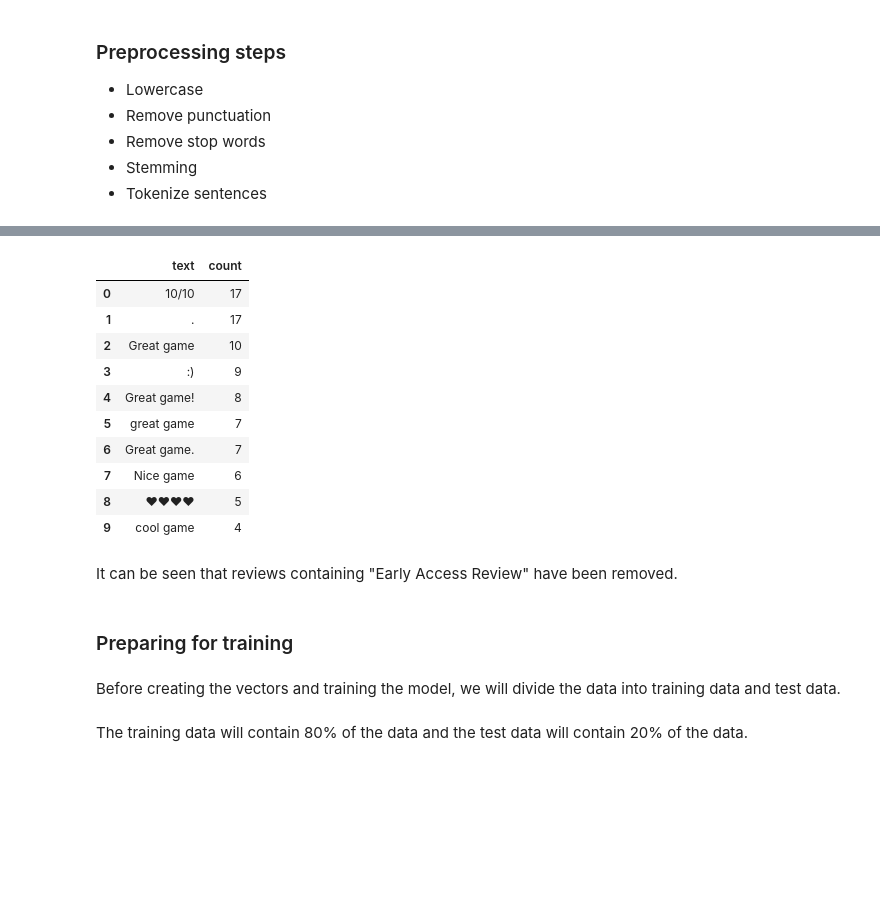
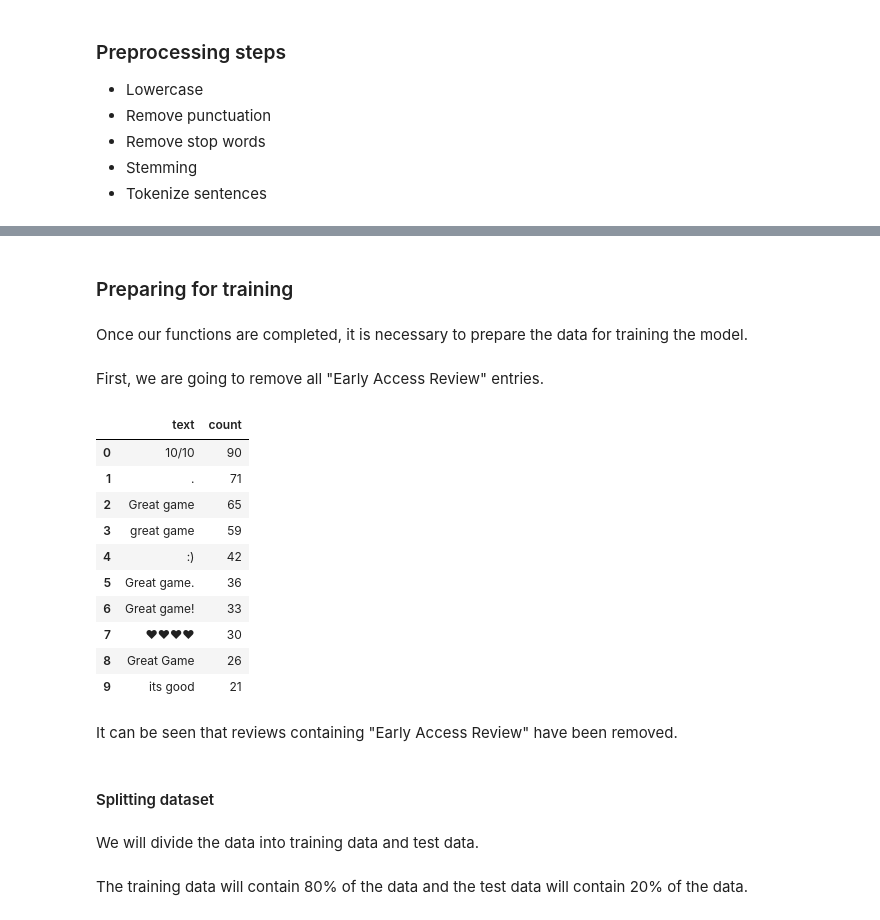
Before and after one commit to LuisFerTR/steam_reviews_classifier, a Jupyter notebook: steam-reviews-classifier.ipynb, the cells around one changed output, grey strips where cells are left out. Cells and saved outputs as stored; diff of their text form; code cells hidden in the pictures; blank space fills up the shorter version.

```diff
--- a/steam-reviews-classifier.ipynb
+++ b/steam-reviews-classifier.ipynb
@@ -70,7 +70,7 @@ games_count
 import numpy as np
 
 np.random.seed(2810)
-sample_size = 20000
+sample_size = 100000
 
 sample_id = np.random.randint(0, rows, sample_size)
 
@@ -329,31 +303,38 @@ Once the preprocessing function is ready, it is necessary to delete those review
+# %% [markdown]
+### Preparing for training
+# %% [markdown]
+Once our functions are completed, it is necessary to prepare the data for training the model.
+# %% [markdown]
+First, we are going to remove all "Early Access Review" entries.
 # %%
-sample_data = sample_data[sample_data['review_text'].str.contains('Early Access Review') == False]
+data = steam_reviews.copy()
+data = data.loc[sample_id, ['review_text', 'review_score']]
+data = data[data['review_text'].str.contains('Early Access Review') == False]
 # %%
-# Lowercase review text
-reviews_text = sample_data['review_text'].reset_index(name='text')
+reviews_text = data['review_text'].reset_index(name='text')
 
 # Count occurrences of review text
 tc = reviews_text['text'].value_counts().reset_index(name='count')
 tc.rename(columns={'index': 'text'}, inplace=True)
 tc.head(10)
 # %% [output]
 |  | text | count |
-| 0 | 10/10 | 17 |
-| 1 | . | 17 |
-| 2 | Great game | 10 |
-| 3 | :) | 9 |
-| 4 | Great game! | 8 |
-| 5 | great game | 7 |
-| 6 | Great game. | 7 |
-| 7 | Nice game | 6 |
-| 8 | ♥♥♥♥ | 5 |
-| 9 | cool game | 4 |
+| 0 | 10/10 | 90 |
+| 1 | . | 71 |
+| 2 | Great game | 65 |
+| 3 | great game | 59 |
+| 4 | :) | 42 |
+| 5 | Great game. | 36 |
+| 6 | Great game! | 33 |
+| 7 | ♥♥♥♥ | 30 |
+| 8 | Great Game | 26 |
+| 9 | its good | 21 |
 # %% [markdown]
 It can be seen that reviews containing "Early Access Review" have been removed.
-# %% [markdown]
-### Preparing for training
+# %% [markdown]
+#### Splitting dataset
 # %% [markdown]
-Before creating the vectors and training the model, we will divide the data into training data and test data.
+We will divide the data into training data and test data.
 # %%
 from sklearn.model_selection import train_test_split
 
```
Also changed, not shown: parts of 24 cells of this notebook.
